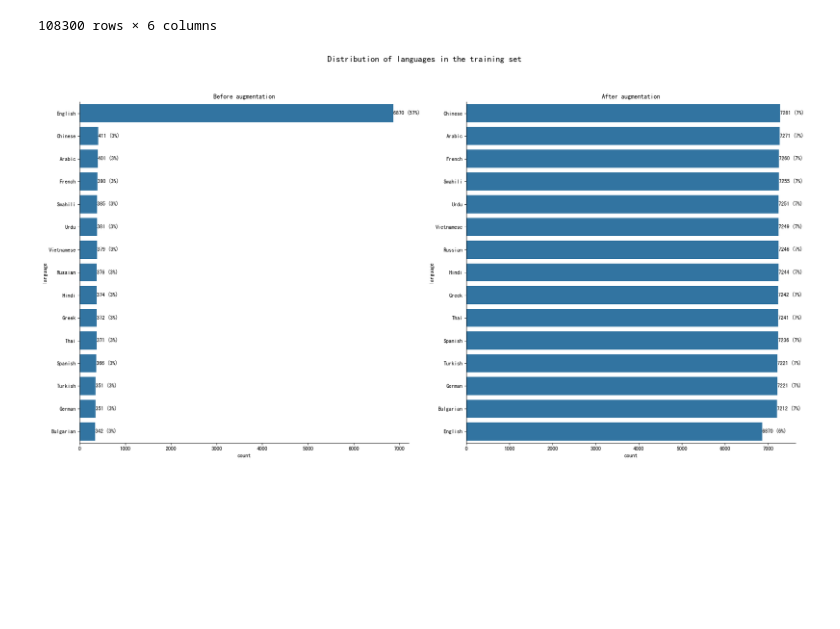
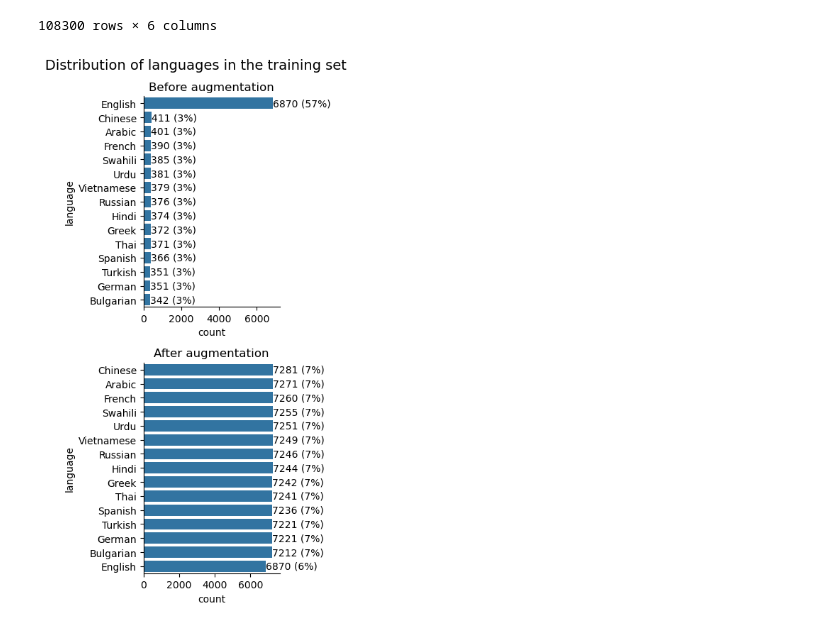
Before and after one commit to Misaka-No-10032/CSCI567-Project, a Jupyter notebook: visualize.ipynb, the cells around one changed output. Drawn from its saved outputs; the diff is of its cells as text; code cells hidden in the pictures; blank space fills up the shorter version.

```diff
--- a/visualize.ipynb
+++ b/visualize.ipynb
@@ -1,11 +1,12 @@
 # %%
-import numpy as np # linear algebra
-import pandas as pd # data processing, CSV file I/O (e.g. pd.read_csv)
-import seaborn as sns
-import matplotlib.pyplot as plt
 import os
 
-df_train = pd.read_csv("train.csv")
+import matplotlib.pyplot as plt
+import numpy as np  # linear algebra
+import pandas as pd  # data processing, CSV file I/O (e.g. pd.read_csv)
+import seaborn as sns
+
+df_train = pd.read_csv("../train.csv")
 df_translated = pd.read_csv("translated.csv")
 # %%
 # stack the dataframes
@@ -26,41 +27,46 @@ df
 | 96179 | 44301dfb14el | Για τον εαυτό του επέλεξε τον Ata... | Ο Ατατούρκ ήταν ο πατέρας του του... | el | Greek | 0 |
 108300 rows × 6 columns
 # %%
-f, axs = plt.subplots(1, 2, figsize=(20, 10))
+f, axs = plt.subplots(2, 1, figsize=(4, 8))
 
 sns.set_color_codes("pastel")
 sns.despine()
-ax_left = sns.countplot(data=df_train,
-                        y="language",
-                        order=df_train['language'].value_counts().index,
-                        ax=axs[0])
+ax_left = sns.countplot(
+    data=df_train,
+    y="language",
+    order=df_train["language"].value_counts().index,
+    ax=axs[0],
+)
 
-abs_values_left = df_train['language'].value_counts(ascending=False)
-rel_values_left = df_train['language'].value_counts(ascending=False, normalize=True).values * 100
-lbls_left = [f'{p[0]} ({p[1]:.0f}%)' for p in zip(abs_values_left, rel_values_left)]
+abs_values_left = df_train["language"].value_counts(ascending=False)
+rel_values_left = (
+    df_train["language"].value_counts(ascending=False, normalize=True).values * 100
+)
+lbls_left = [f"{p[0]} ({p[1]:.0f}%)" for p in zip(abs_values_left, rel_values_left)]
 
 ax_left.bar_label(container=ax_left.containers[0], labels=lbls_left)
 ax_left.set_title("Before augmentation")
 
 
 sns.set_color_codes("pastel")
 sns.despine()
-ax_right = sns.countplot(data=df,
-                         y="language",
-                         order=df['language'].value_counts().index,
-                         ax=axs[1])
+ax_right = sns.countplot(
+    data=df, y="language", order=df["language"].value_counts().index, ax=axs[1]
+)
 
-abs_values_right = df['language'].value_counts(ascending=False)
-rel_values_right = df['language'].value_counts(ascending=False, normalize=True).values * 100
-lbls_right = [f'{p[0]} ({p[1]:.0f}%)' for p in zip(abs_values_right, rel_values_right)]
+abs_values_right = df["language"].value_counts(ascending=False)
+rel_values_right = (
+    df["language"].value_counts(ascending=False, normalize=True).values * 100
+)
+lbls_right = [f"{p[0]} ({p[1]:.0f}%)" for p in zip(abs_values_right, rel_values_right)]
 
 ax_right.bar_label(container=ax_right.containers[0], labels=lbls_right)
 ax_right.set_title("After augmentation")
 
 
-plt.suptitle("Distribution of languages in the training set", fontsize=16, y=1.05)
+plt.suptitle("Distribution of languages in the training set", fontsize=14)
 
 plt.tight_layout()
 plt.show()
 # %% [output]
-[figure, old version]
+[figure, new version]
```
Also changed, not shown: parts of 1 cell of this notebook, 1 other file.
